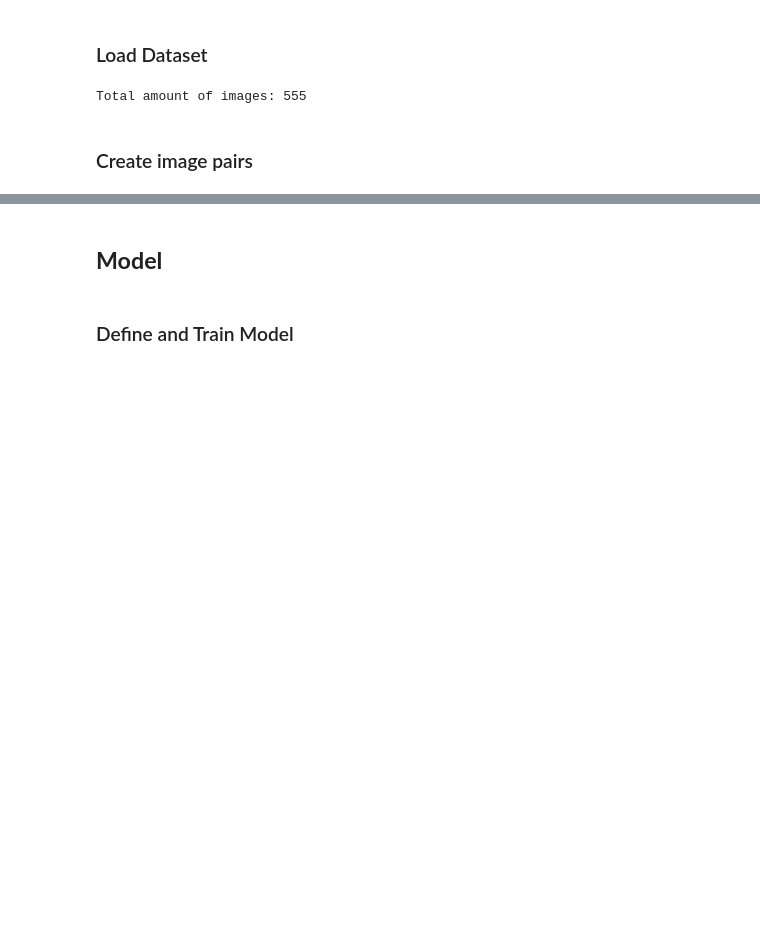
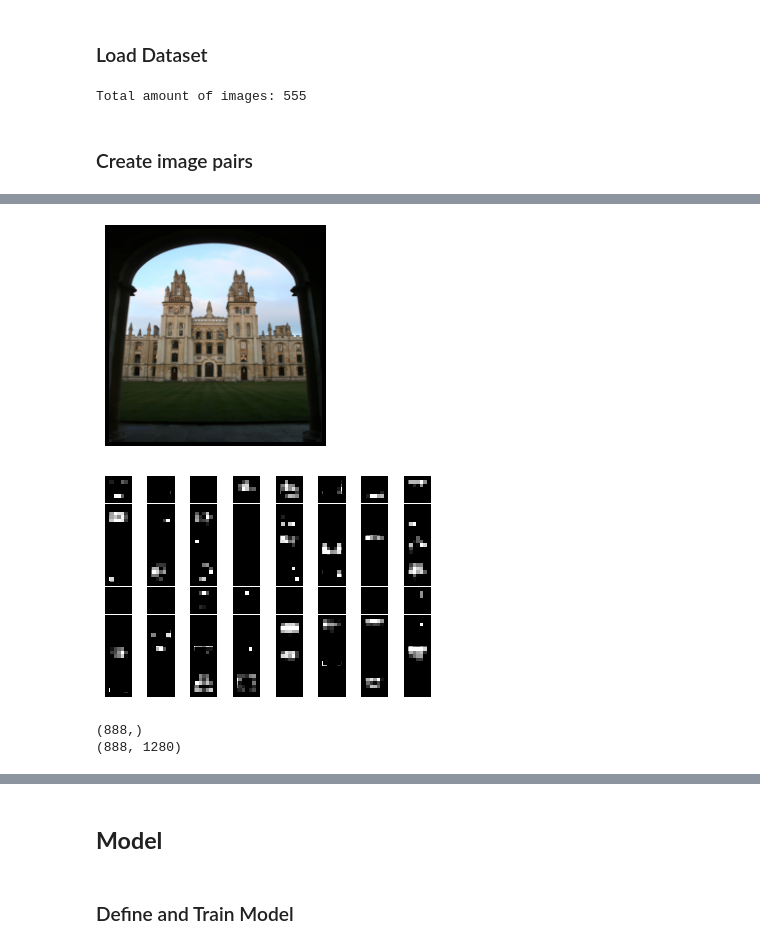
Before and after one commit to Svendpai/semantic-image-similarity, a Jupyter notebook: deep-learning/similarity.ipynb, the cells around one changed output, grey strips where cells are left out. Saved outputs shown, nothing was run; the diff lists cells and outputs as text; code cells hidden in the pictures; blank space fills up the shorter version.

```diff
--- a/deep-learning/similarity.ipynb
+++ b/deep-learning/similarity.ipynb
@@ -214,0 +300,55 @@ Test Labels Shape: (111,)
+# %%
+test_image_1 = load_image(r'./data/dataset/all_souls/all_souls_000002.jpg')
+
+_base_model = MobileNetV2(input_shape=(224,224,3), include_top = False, weights='imagenet')
+_base_model.trainable = False
+
+feature_maps_1 = _base_model.predict(test_image_1)
+
+def visualize_feature_maps(feature_maps):
+	square = 8
+	ix = 1
+	for _ in range(square):
+		for _ in range(square):
+			# specify subplot and turn of axis
+			ax = plt.subplot(square, square, ix)
+			ax.set_xticks([])
+			ax.set_yticks([])
+			# plot filter channel in grayscale
+			plt.imshow(feature_maps[0, :, :, ix-1], cmap='gray')
+			ix += 1
+	# show the figure
+	plt.show()
+
+def visualize_image(image_vector):
+	"""
+	Visualize the image vector
+	"""
+	ax = plt.subplot(1, 1, 1)
+	ax.set_xticks([])
+	ax.set_yticks([])
+	plt.imshow(np.reshape(de_normalize_pixels(image_vector), (224, 224, 3)))
+	plt.show()
+
+visualize_image(test_image_1)
+visualize_feature_maps(feature_maps_1)
+# %% [output]
+[figure, added]
+[figure, added]
+# %%
+# Prepare distance using feature extraction model
+distance_data_train = feature_extractor.model.predict([data_train[:, 0, 0], data_train[:, 1, 0]])
+distance_label_train = labels_train
+
+distance_data_validation = feature_extractor.model.predict([data_validation[:, 0, 0], data_validation[:, 1, 0]])
+distance_label_validation = labels_validation
+
+distance_data_test = feature_extractor.model.predict([data_test[:, 0, 0], data_test[:, 1, 0]])
+distance_label_test = labels_test
+
+print(distance_label_train.shape)
+
+print(distance_data_train.shape)
+# %% [output]
+(888,)
+(888, 1280)
```
Also changed, not shown: parts of 27 cells of this notebook, 2 other files.
